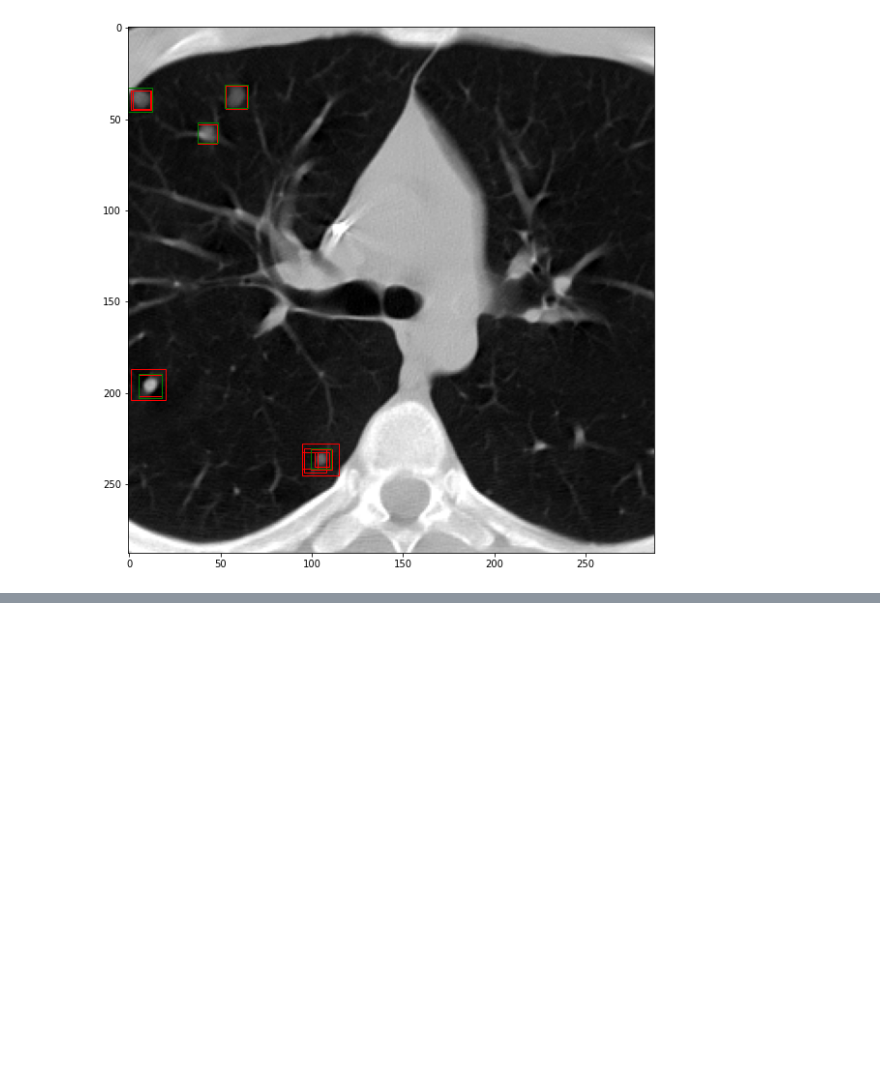
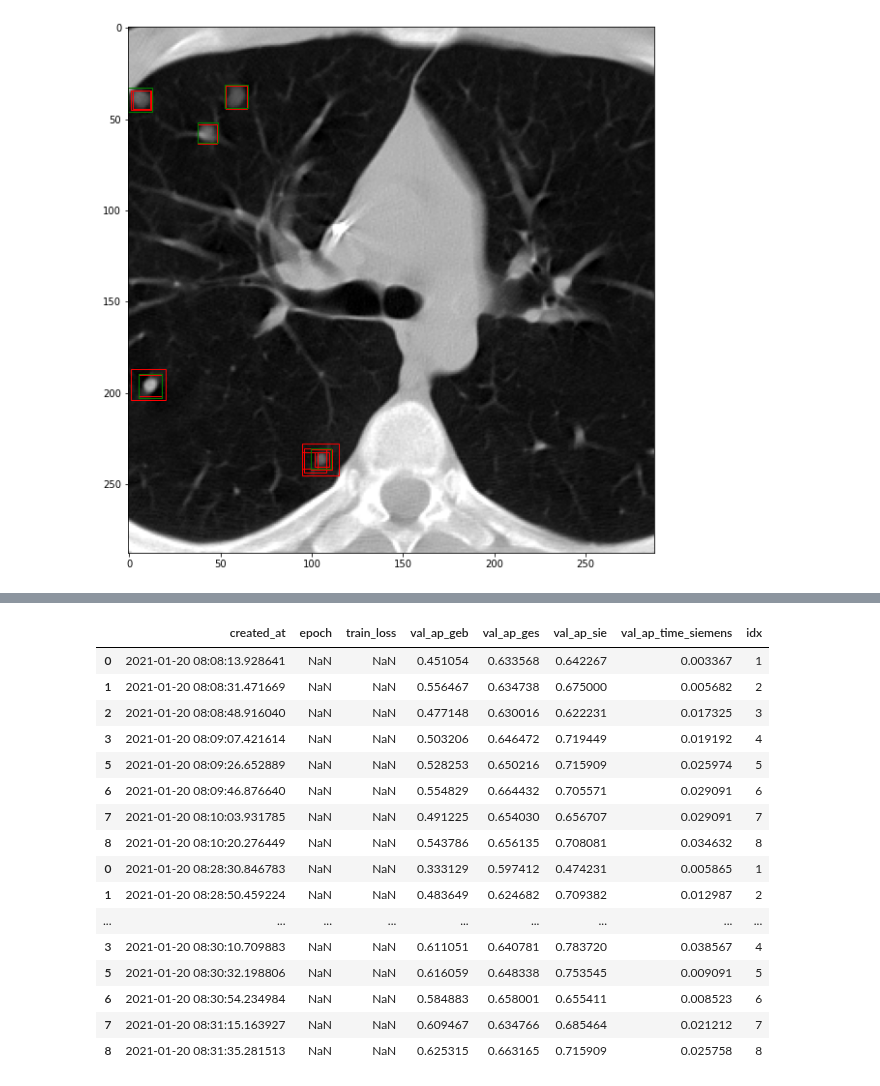
Before and after one commit to cirmuw/dynamicmemory, a Jupyter notebook: Results_lungnodules.ipynb, the cells around one changed output, grey strips where cells are left out. Saved outputs shown, nothing was run; the diff lists cells and outputs as text; code cells hidden in the pictures; blank space fills up the shorter version.

```diff
--- a/Results_lungnodules.ipynb
+++ b/Results_lungnodules.ipynb
@@ -326,0 +432,20 @@ axes[1].get_yaxis()
+# %%
+df
+# %% [output]
+|  | created_at | epoch | train_loss | val_ap_geb | val_ap_ges | val_ap_sie | val_ap_time_siemens | idx |
+| 0 | 2021-01-20 08:08:13.928641 | NaN | NaN | 0.451054 | 0.633568 | 0.642267 | 0.003367 | 1 |
+| 1 | 2021-01-20 08:08:31.471669 | NaN | NaN | 0.556467 | 0.634738 | 0.675000 | 0.005682 | 2 |
+| 2 | 2021-01-20 08:08:48.916040 | NaN | NaN | 0.477148 | 0.630016 | 0.622231 | 0.017325 | 3 |
+| 3 | 2021-01-20 08:09:07.421614 | NaN | NaN | 0.503206 | 0.646472 | 0.719449 | 0.019192 | 4 |
+| 5 | 2021-01-20 08:09:26.652889 | NaN | NaN | 0.528253 | 0.650216 | 0.715909 | 0.025974 | 5 |
+| 6 | 2021-01-20 08:09:46.876640 | NaN | NaN | 0.554829 | 0.664432 | 0.705571 | 0.029091 | 6 |
+| 7 | 2021-01-20 08:10:03.931785 | NaN | NaN | 0.491225 | 0.654030 | 0.656707 | 0.029091 | 7 |
+| 8 | 2021-01-20 08:10:20.276449 | NaN | NaN | 0.543786 | 0.656135 | 0.708081 | 0.034632 | 8 |
+| 0 | 2021-01-20 08:28:30.846783 | NaN | NaN | 0.333129 | 0.597412 | 0.474231 | 0.005865 | 1 |
+| 1 | 2021-01-20 08:28:50.459224 | NaN | NaN | 0.483649 | 0.624682 | 0.709382 | 0.012987 | 2 |
+| ... | ... | ... | ... | ... | ... | ... | ... | ... |
+| 3 | 2021-01-20 08:30:10.709883 | NaN | NaN | 0.611051 | 0.640781 | 0.783720 | 0.038567 | 4 |
+| 5 | 2021-01-20 08:30:32.198806 | NaN | NaN | 0.616059 | 0.648338 | 0.753545 | 0.009091 | 5 |
+| 6 | 2021-01-20 08:30:54.234984 | NaN | NaN | 0.584883 | 0.658001 | 0.655411 | 0.008523 | 6 |
+| 7 | 2021-01-20 08:31:15.163927 | NaN | NaN | 0.609467 | 0.634766 | 0.685464 | 0.021212 | 7 |
+| 8 | 2021-01-20 08:31:35.281513 | NaN | NaN | 0.625315 | 0.663165 | 0.715909 | 0.025758 | 8 |
```
Also changed, not shown: parts of 27 cells of this notebook, 5 other files.
